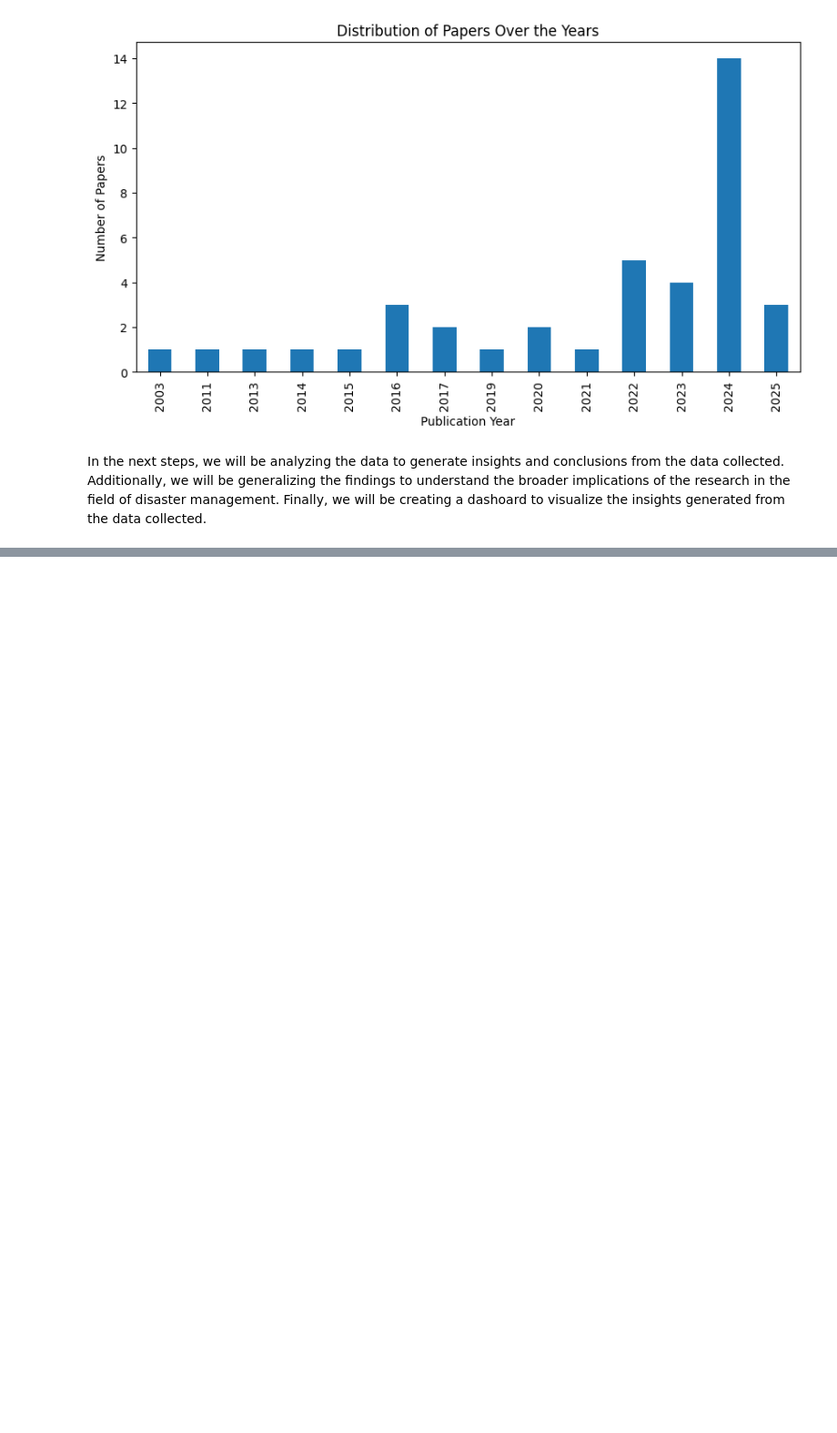
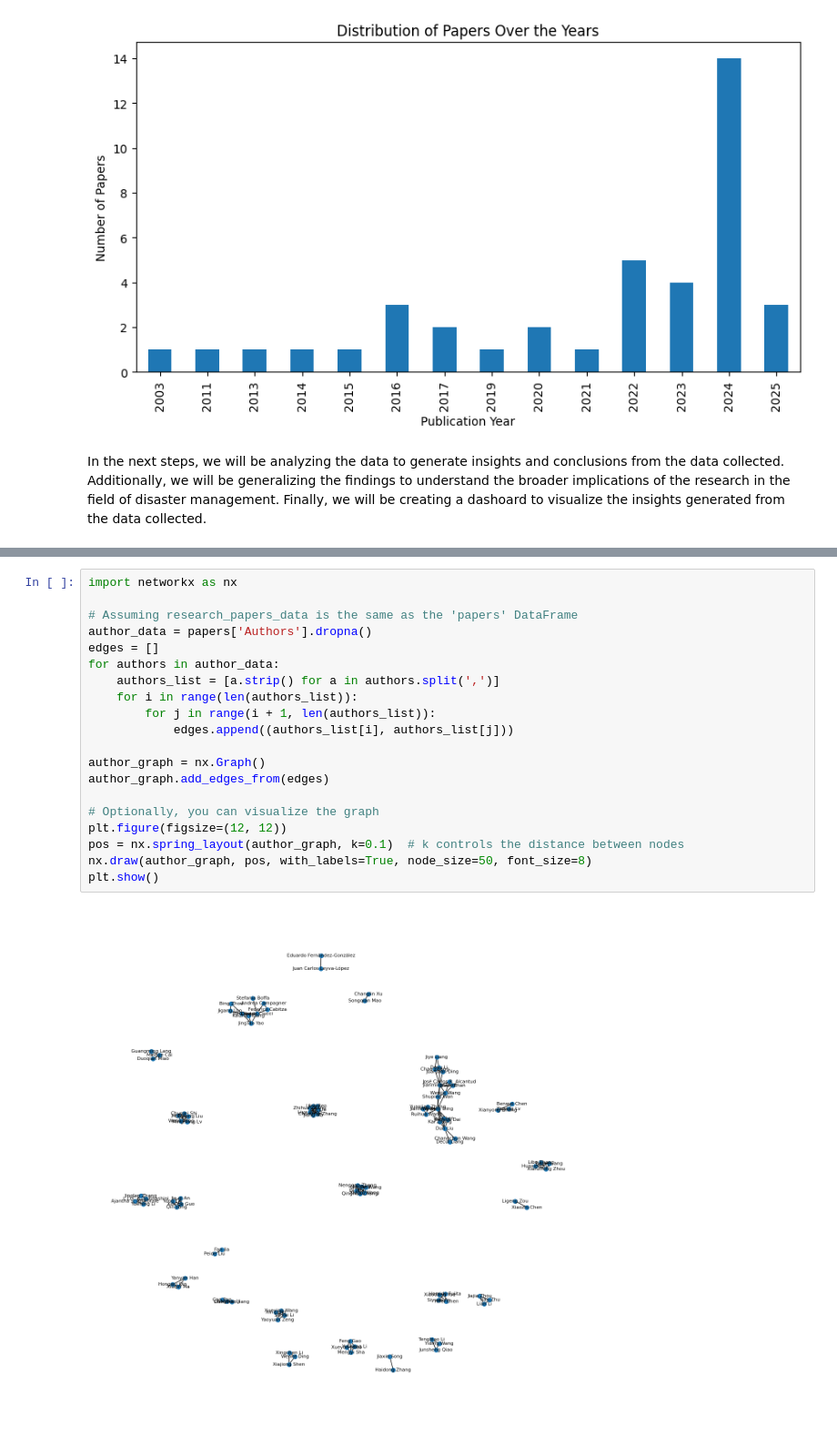
Before and after one commit to kapeesh-kaul/three-way-disaster-app, a Jupyter notebook: server/experiments.ipynb, the cells around one changed output, grey strips where cells are left out. Shown at 91% size. Drawn from its saved outputs; the diff is of its cells as text; blank space fills up the shorter version.

```diff
--- a/server/experiments.ipynb
+++ b/server/experiments.ipynb
@@ -101,0 +162,22 @@ In the next steps, we will be analyzing the data to generate insights and conclu
+# %%
+import networkx as nx
+
+# Assuming research_papers_data is the same as the 'papers' DataFrame
+author_data = papers['Authors'].dropna()
+edges = []
+for authors in author_data:
+    authors_list = [a.strip() for a in authors.split(',')]
+    for i in range(len(authors_list)):
+        for j in range(i + 1, len(authors_list)):
+            edges.append((authors_list[i], authors_list[j]))
+
+author_graph = nx.Graph()
+author_graph.add_edges_from(edges)
+
+# Optionally, you can visualize the graph
+plt.figure(figsize=(12, 12))
+pos = nx.spring_layout(author_graph, k=0.1)  # k controls the distance between nodes
+nx.draw(author_graph, pos, with_labels=True, node_size=50, font_size=8)
+plt.show()
+# %% [output]
+[figure, added]
```
Also changed, not shown: parts of 12 cells of this notebook, 6 other files.
